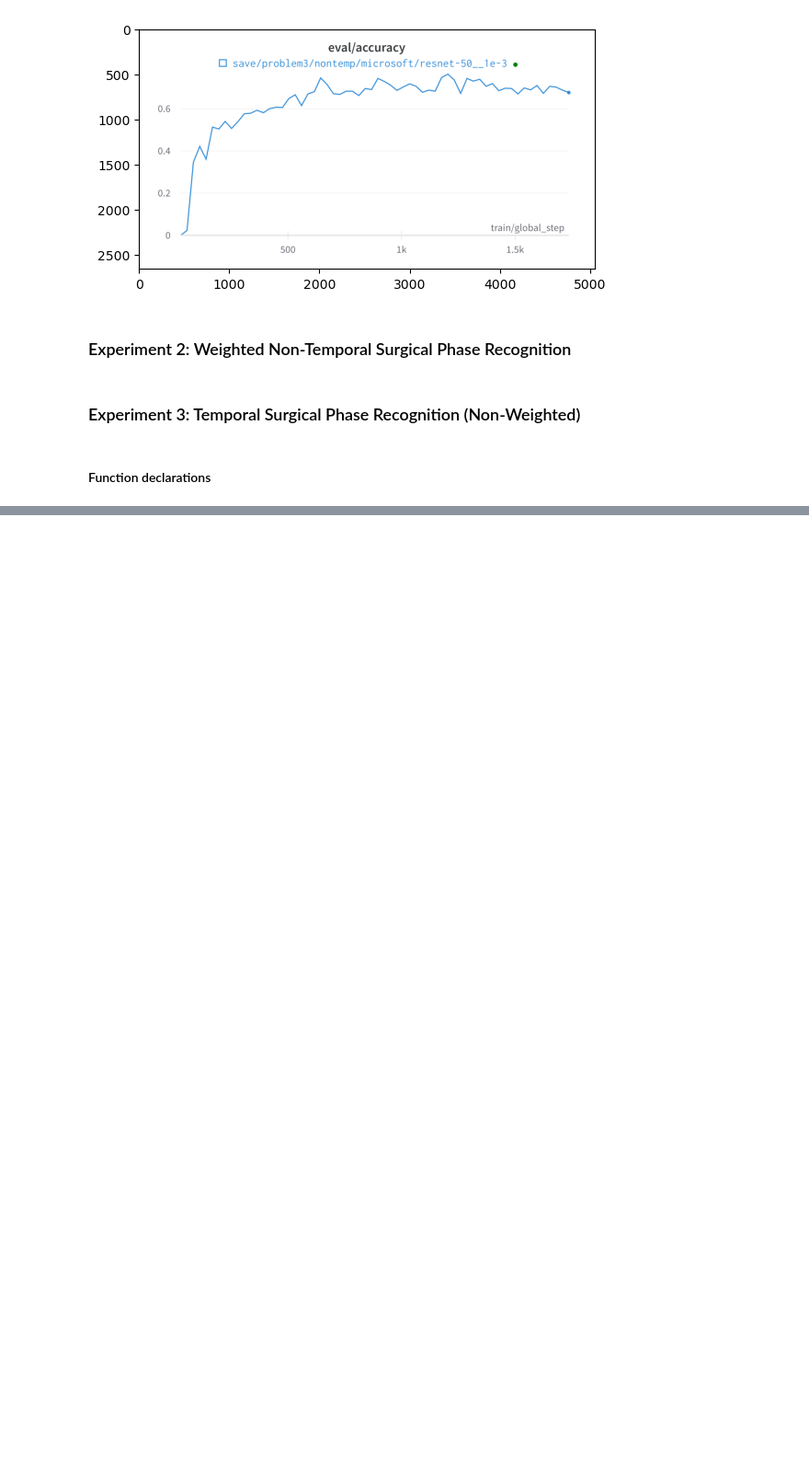
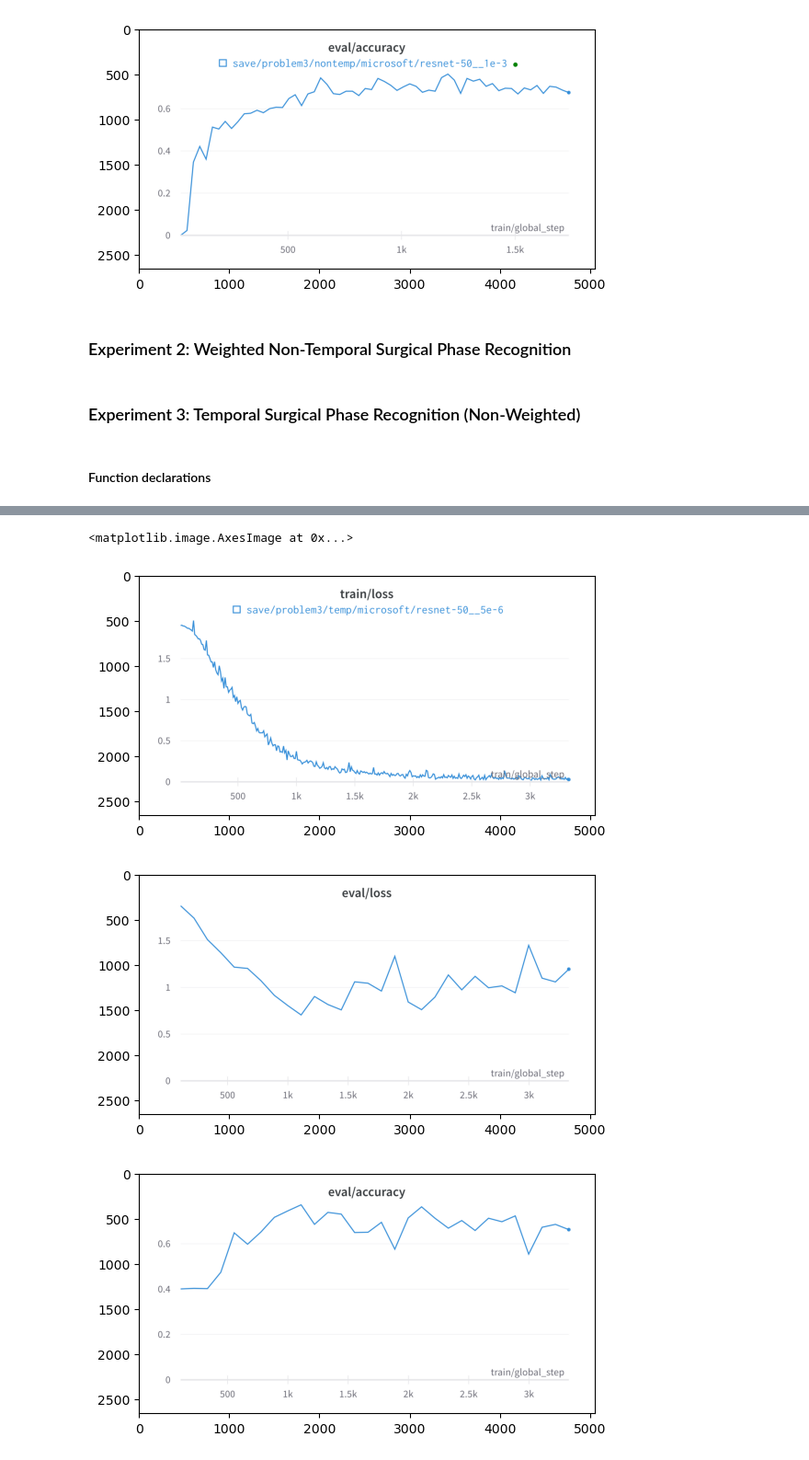
Before and after one commit to holylovenia/ai-healthcare, a Jupyter notebook: assignment1/problem3-solution.ipynb, the cells around one changed output, grey strips where cells are left out. Shown at 92% size. Drawn from its saved outputs; the diff is of its cells as text; code cells hidden in the pictures; blank space fills up the shorter version.

```diff
--- a/assignment1/problem3-solution.ipynb
+++ b/assignment1/problem3-solution.ipynb
@@ -624,0 +676,17 @@ Syncing run save/problem3/temp/microsoft/resnet-50__1e-3 to Weights & Biases (do
+# %%
+plt.figure()
+img = mpimg.imread("./log/problem3/exp3/exp3_train_loss.png")
+plt.imshow(img)
+
+plt.figure()
+img = mpimg.imread("./log/problem3/exp3/exp3_valid_loss.png")
+plt.imshow(img)
+
+plt.figure()
+img = mpimg.imread("./log/problem3/exp3/exp3_valid_acc.png")
+plt.imshow(img)
+# %% [output]
+<matplotlib.image.AxesImage at 0x...>
+[figure, added]
+[figure, added]
+[figure, added]
```
Also changed, not shown: parts of 7 cells of this notebook, 9 other files.
